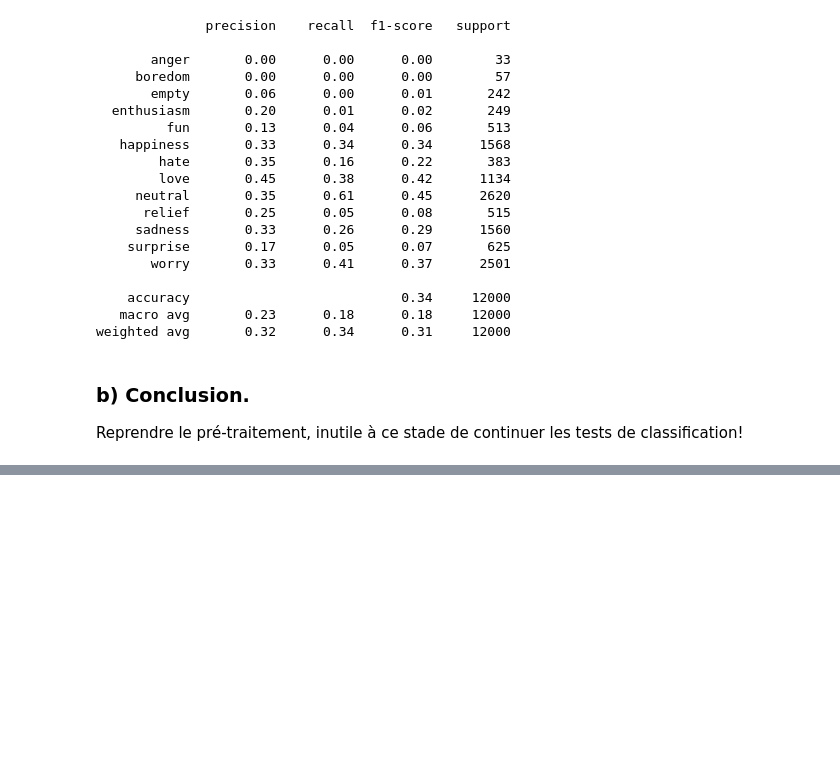
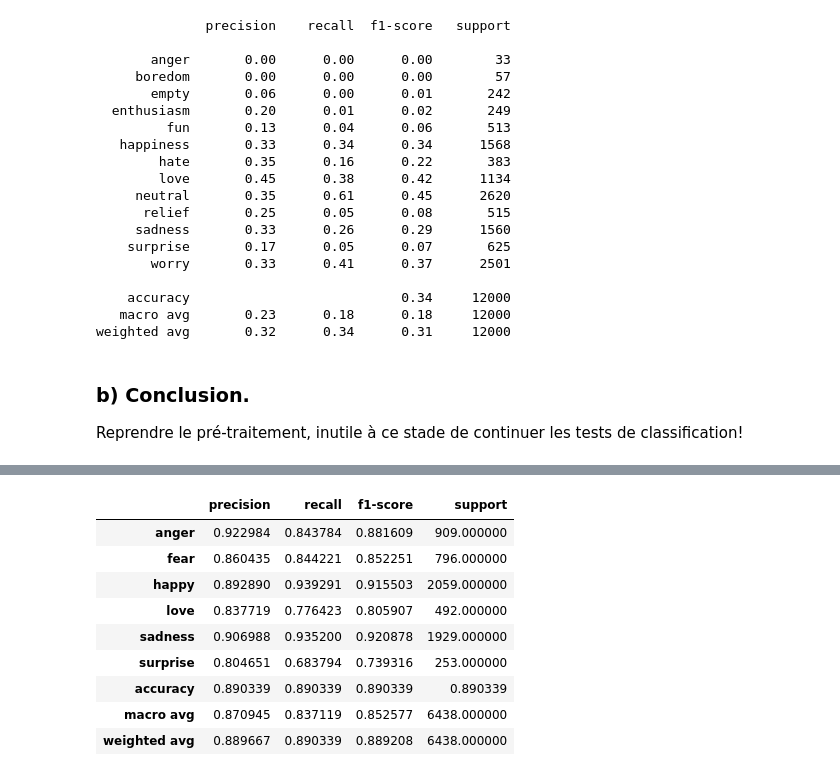
Before and after one commit to jpphi/brief8-roue_emotion, a Jupyter notebook: brief8_rendu_fich1.ipynb, the cells around one changed output, grey strips where cells are left out. Saved outputs shown, nothing was run; the diff lists cells and outputs as text; code cells hidden in the pictures; blank space fills up the shorter version.

```diff
--- a/brief8_rendu_fich1.ipynb
+++ b/brief8_rendu_fich1.ipynb
@@ -717,0 +712,18 @@ Reprendre le pré-traitement, inutile à ce stade de continuer les tests de clas
+# %%
+vectorisation_cv = CountVectorizer()
+#vectorisation_cv = CountVectorizer(ngram_range=(1, 2))
+cv= vectorisation_cv.fit_transform(data_emo2.content)
+#feature_names = vectorisation_cv.get_feature_names() # dictionnaire des mots utilisés
+
+#print(feature_names[:1000])
+
+X_train, X_test, y_train, y_test = train_test_split(cv, data_emo2.sentiment, test_size = 0.3,random_state=42)
+logreg= LogisticRegression(max_iter=100)
+logreg.fit(X_train,y_train)
+pred_logreg=logreg.predict(X_test)
+#print(classification_report(y_test,pred_logreg))
+
+res= classification_report(y_test,pred_logreg, output_dict=True)
+print(res)
+df = pds.DataFrame(res).transpose()
+print(df)
@@ -717,0 +756,13 @@ Reprendre le pré-traitement, inutile à ce stade de continuer les tests de clas
+# %%
+df
+# %% [output]
+|  | precision | recall | f1-score | support |
+| anger | 0.922984 | 0.843784 | 0.881609 | 909.000000 |
+| fear | 0.860435 | 0.844221 | 0.852251 | 796.000000 |
+| happy | 0.892890 | 0.939291 | 0.915503 | 2059.000000 |
+| love | 0.837719 | 0.776423 | 0.805907 | 492.000000 |
+| sadness | 0.906988 | 0.935200 | 0.920878 | 1929.000000 |
+| surprise | 0.804651 | 0.683794 | 0.739316 | 253.000000 |
+| accuracy | 0.890339 | 0.890339 | 0.890339 | 0.890339 |
+| macro avg | 0.870945 | 0.837119 | 0.852577 | 6438.000000 |
+| weighted avg | 0.889667 | 0.890339 | 0.889208 | 6438.000000 |
```
Also changed, not shown: parts of 10 cells of this notebook.
